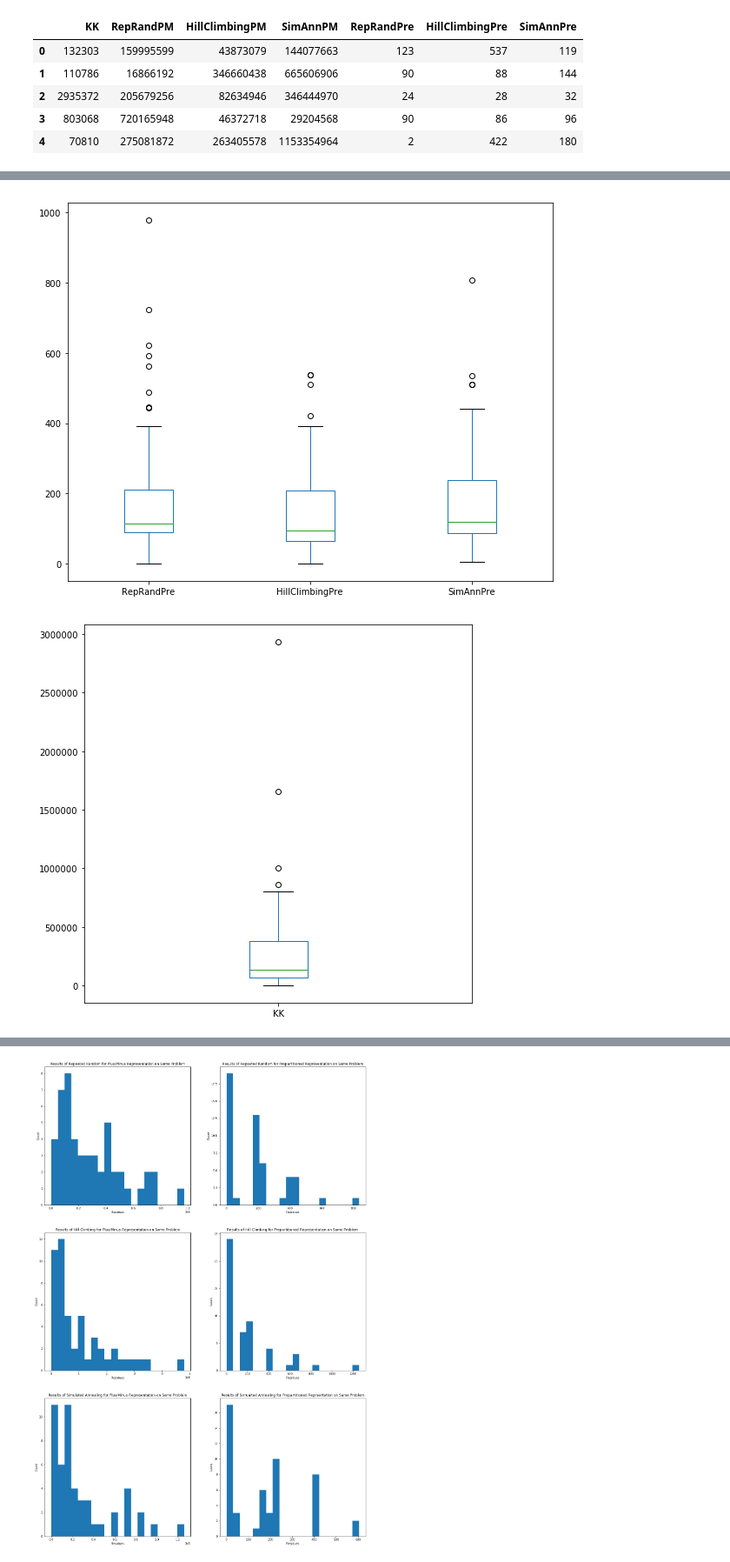
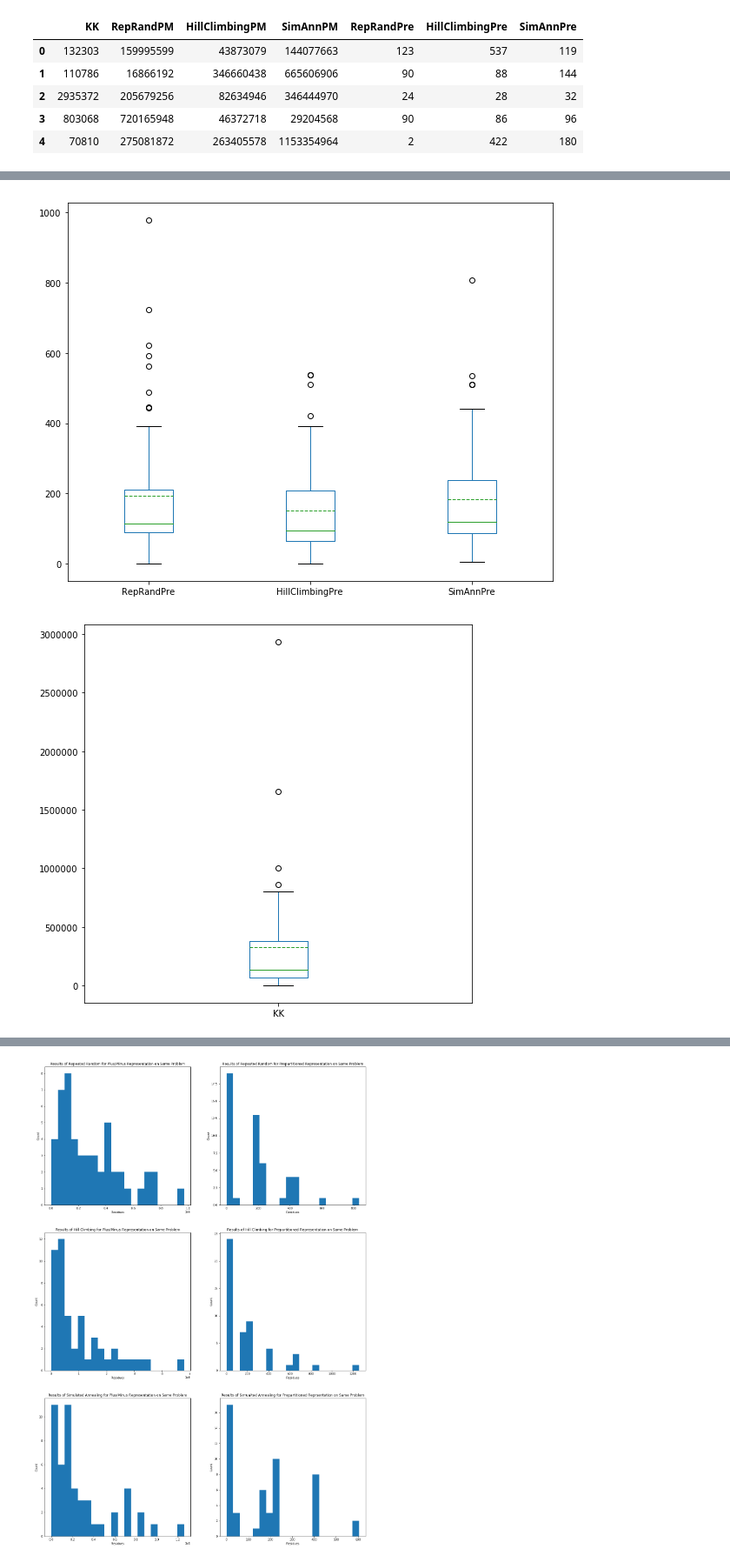
Before and after one commit to valvarez1218/CS124-ProgramPset3, a Jupyter notebook: results.ipynb, the cells around one changed output, grey strips where cells are left out. Shown at 87% size. Drawn from its saved outputs; the diff is of its cells as text; code cells hidden in the pictures.

```diff
--- a/results.ipynb
+++ b/results.ipynb
@@ -40,12 +40,12 @@ plt.show()
 # %%
-data[['RepRandPre', 'HillClimbingPre', 'SimAnnPre']].plot(kind='box', figsize=(10, 8))
+data[['RepRandPre', 'HillClimbingPre', 'SimAnnPre']].plot(kind='box', showmeans=True, meanline=True, figsize=(10, 8))
 
 plt.show()
 # %% [output]
-[figure, old version]
+[figure, new version]
 # %%
-data[['KK']].plot(kind='box', figsize=(8, 8))
+data[['KK']].plot(kind='box', showmeans=True, meanline=True, figsize=(8, 8))
 plt.show()
 # %% [output]
-[figure, old version]
+[figure, new version]
 # %%
```
Also changed, not shown: parts of 3 cells of this notebook.
